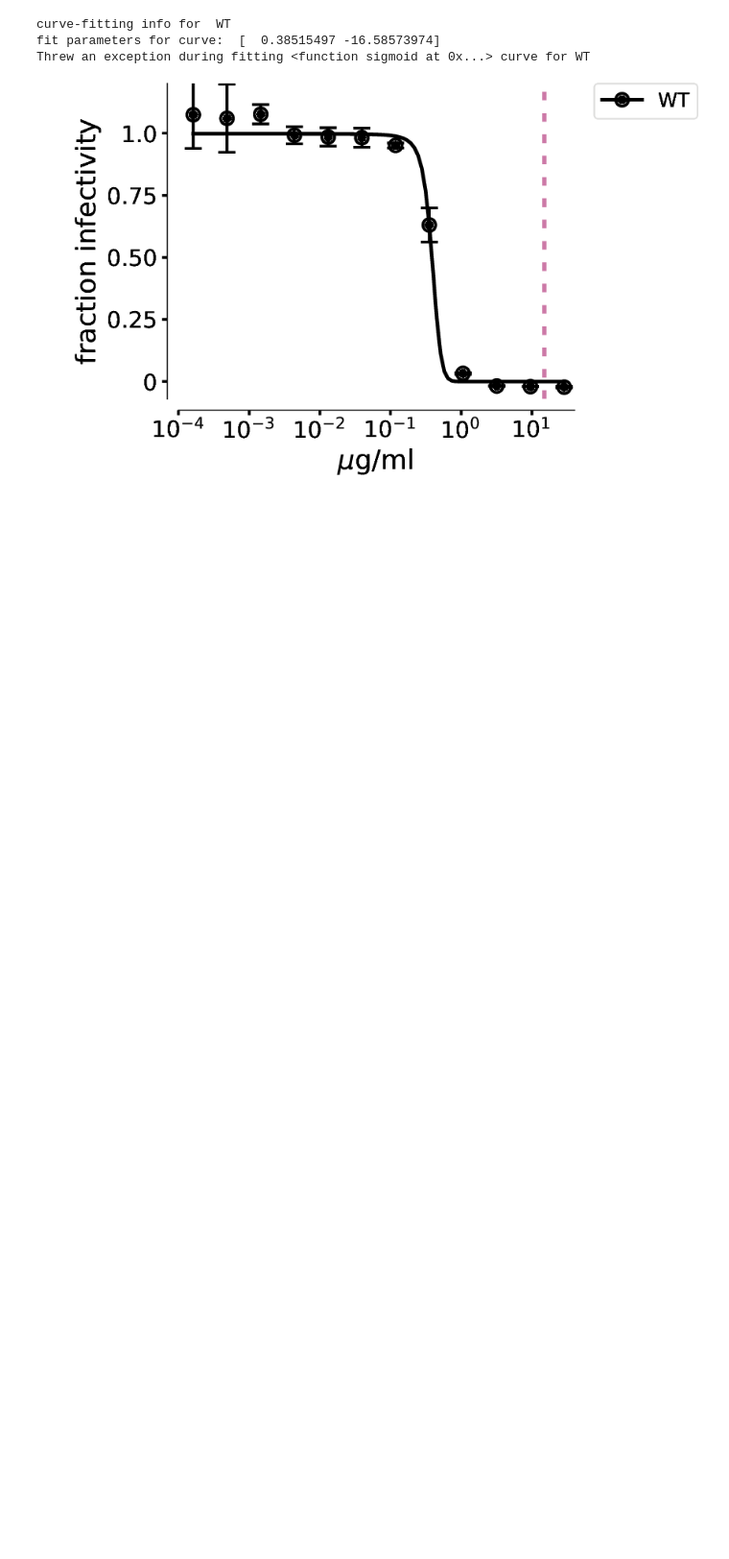
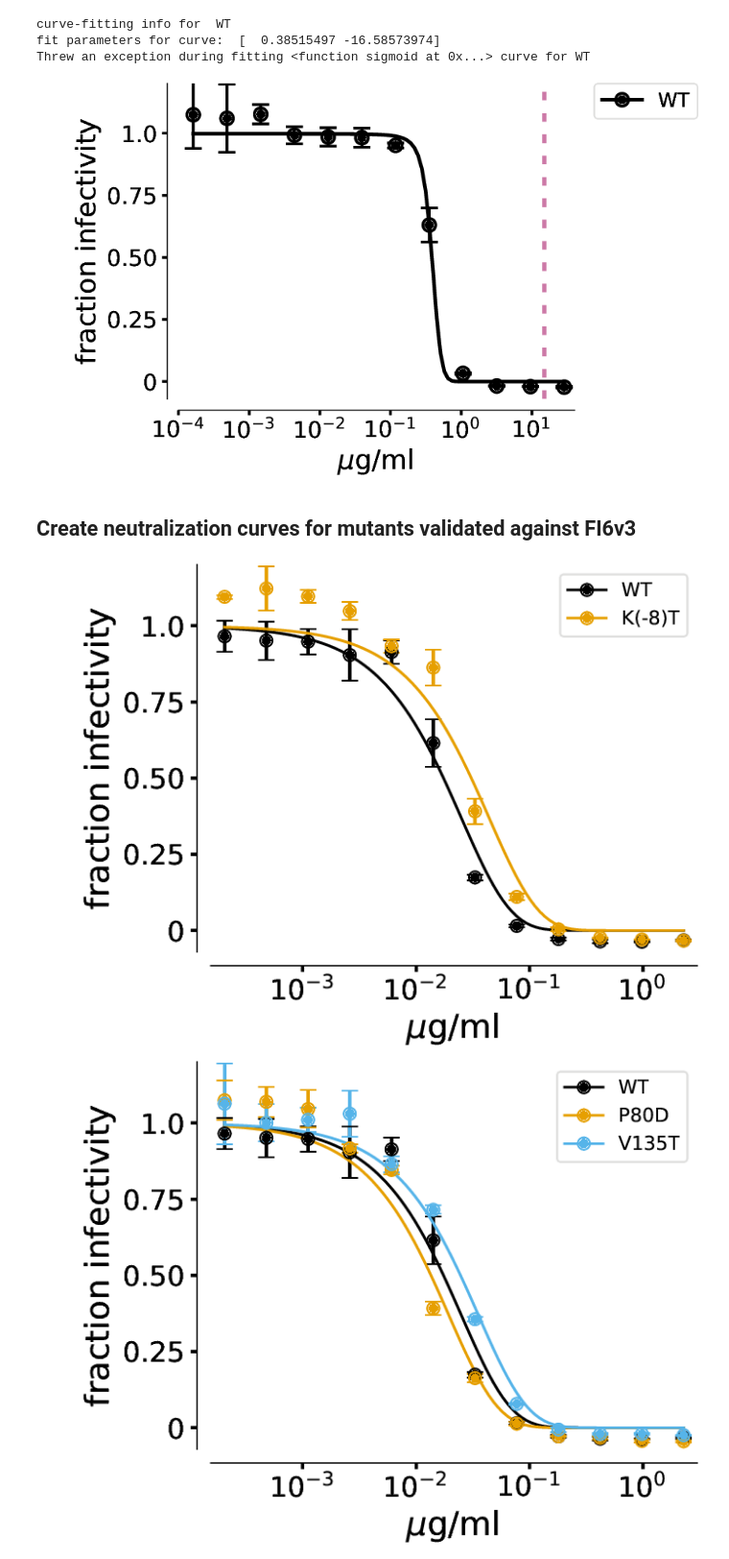
Before and after one commit to jbloomlab/HA_antibody_ease_of_escape, a Jupyter notebook: neutralization_assays/NeutralizationCurves.ipynb, the cells around one changed output. Shown at 96% size. Saved outputs shown, nothing was run; the diff lists cells and outputs as text; code cells hidden in the pictures; blank space fills up the shorter version.

Commit message:
Make FI6v3 mutant neut curves from ipynb

```diff
--- a/neutralization_assays/NeutralizationCurves.ipynb
+++ b/neutralization_assays/NeutralizationCurves.ipynb
@@ -46,6 +46,11 @@ def sigmoid2(x, x0, k, a):
 
 def expo(x, a, b, c):
     y = a*np.exp(-b*x)-c
+    return y
+
+def expo_fixed_topbottom(x, b):
+    '''fixes max infectivity to 1, min infectivity to 0'''
+    y = 1*np.exp(-b*x)
     return y
 
 def PlotNeutralizationCurves(data, x_datalabel, y_datalabels, outfile,
@@ -432,0 +436,40 @@ Threw an exception during fitting <function sigmoid at 0x...> curve for WT
+# %% [markdown]
+## Create neutralization curves for mutants validated against FI6v3
+# %%
+mut_sets = {'K280': ['K280S', 'K280T','K280A'],
+            'G47': ['G47R(HA2)'],
+            'N291': ['N291S'],
+            'M17': ['M17L(HA2)'],
+            'K-8': ['K(-8)T'],
+            'H17L19muts': ['P80D', 'V135T']}
+
+# Colorblind-friendly colors
+color1 = '#E69F00' # gold
+color2 = '#56B4E9' # blue
+color3 = '#009E73' # green
+
+linewidth=1.5
+alpha=1
+mew=1
+markersize=7
+fit_cycle = [expo_fixed_topbottom,expo_fixed_topbottom,expo_fixed_topbottom,expo_fixed_topbottom,expo_fixed_topbottom, ]
+
+for muts in mut_sets.keys():
+    mutsubset = ['WT']+ mut_sets[muts]
+    PlotNeutralizationCurves(FI6v3_data, 'ug/ml_FI6v3',
+                             mutsubset,
+                             './plots/FI6v3mutants_{0}_neutralization.pdf'.format(muts),
+                             color_cycle=['k',color1,color2,color3],
+                             style_cycle=['solid','solid','solid','solid','solid','solid',],
+                             fit_cycle=fit_cycle,
+                             fmt_cycle=['o','o','o','o','o','o',],
+                             linewidth = linewidth,
+                             fit_curve = True, alpha=alpha, mew=mew, markersize=markersize,
+                             x_lim =[1.55E-4,3], y_lim = [-0.07,1.2],
+                             x_label_override='$\mu$g/ml',
+                             legend_placement_override='upper right',
+                             legendfontsize=11)
+    showPDF('./plots/FI6v3mutants_{0}_neutralization.pdf'.format(muts))
+# %% [output]
+[figure, added]
+[figure, added]
```
Also changed, not shown: parts of 3 cells of this notebook, 10 other files.
